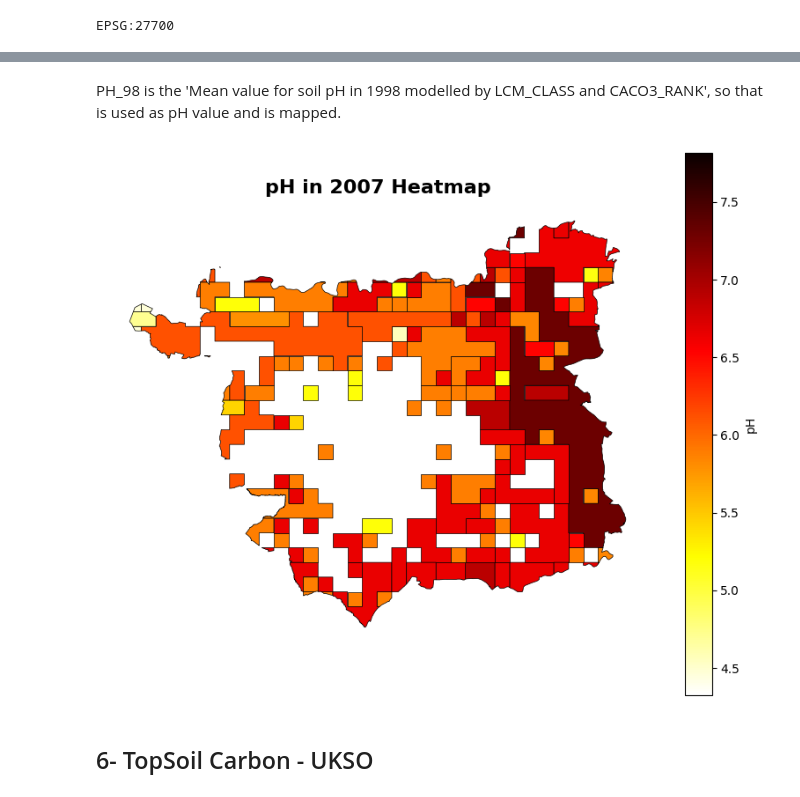
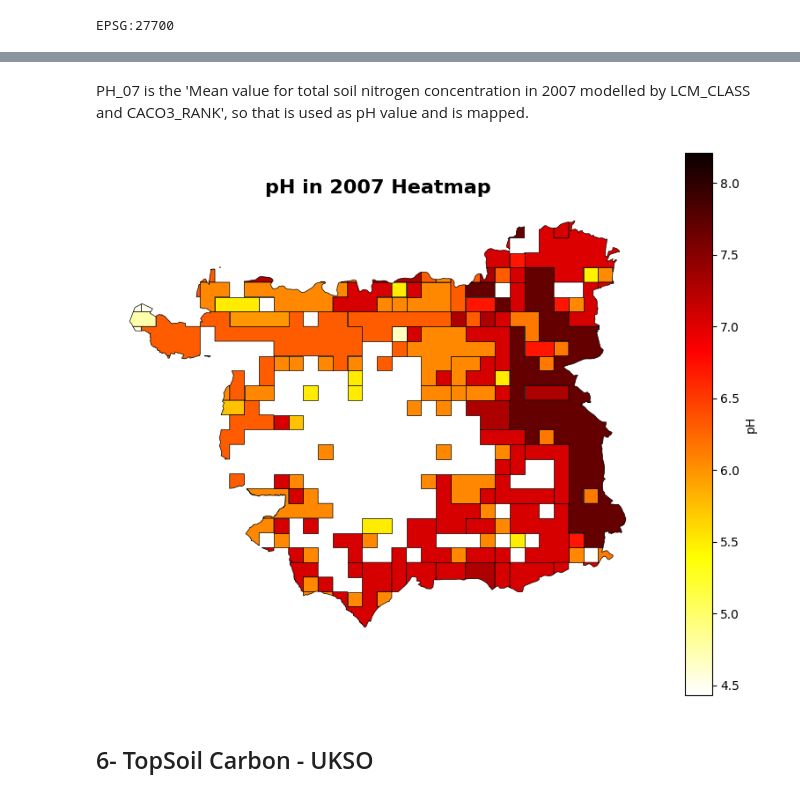
Before and after one commit to MarionC749/LIDA-SEEDS, a Jupyter notebook: Data Cleaning/3-SEEDS_soil_health.ipynb, the cells around one changed output, grey strips where cells are left out. Drawn from its saved outputs; the diff is of its cells as text; code cells hidden in the pictures.

```diff
--- a/Data Cleaning/3-SEEDS_soil_health.ipynb
+++ b/Data Cleaning/3-SEEDS_soil_health.ipynb
@@ -593,28 +593,28 @@ Soil_pH.head()
 | 273 | Improved Grassland | 4 | SAND | MEDIUM TO LIGHT(SILTY) | NONE | 0.937116 | 0.016865 | 5.609945 | 0.054099 | ... |
 | 119 | Broadleaved woodland | 1 | SAND | LIGHT(SILTY) TO MEDIUM(SILTY) TO ... | NONE | 0.736193 | 0.022400 | 4.833214 | 0.099812 | ... |
 # %% [markdown]
-PH_98 is the 'Mean value for soil pH in 1998 modelled by LCM_CLASS and CACO3_RANK', so that is used as pH value and is mapped.
+PH_07 is the 'Mean value for total soil nitrogen concentration in 2007 modelled by LCM_CLASS and CACO3_RANK', so that is used as pH value and is mapped.
 # %%
 #Create map of pH in 2007
 
 fig, ax = plt.subplots(figsize=(10, 8))
 
-Soil_pH.plot(column = 'PH_98',
+Soil_pH.plot(column = 'PH_07',
        legend = True,
        cmap= 'hot_r',
        edgecolor= 'black',
        linewidth= 0.5,
        ax= ax,
        legend_kwds= {'label': 'pH'}
 )
 
 ax.set_title(f'pH in 2007 Heatmap',
              fontsize= 16,
              fontweight= 'bold')
 ax.set_axis_off()
 plt.show()
 # %% [output]
-[figure, old version]
+[figure, new version]
 # %%
 #Create soil metric column
 Soil_pH['Soil_Metric'] = 'Soil pH'
```
Also changed, not shown: parts of 6 cells of this notebook, 5 other files.
